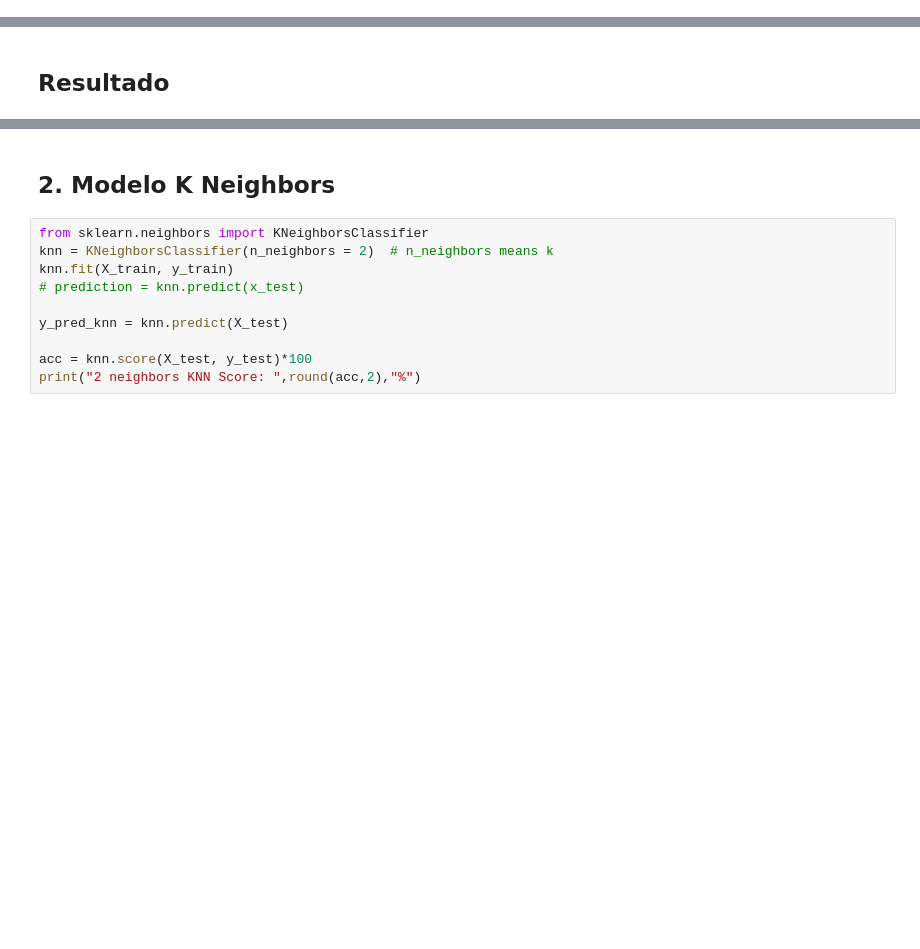
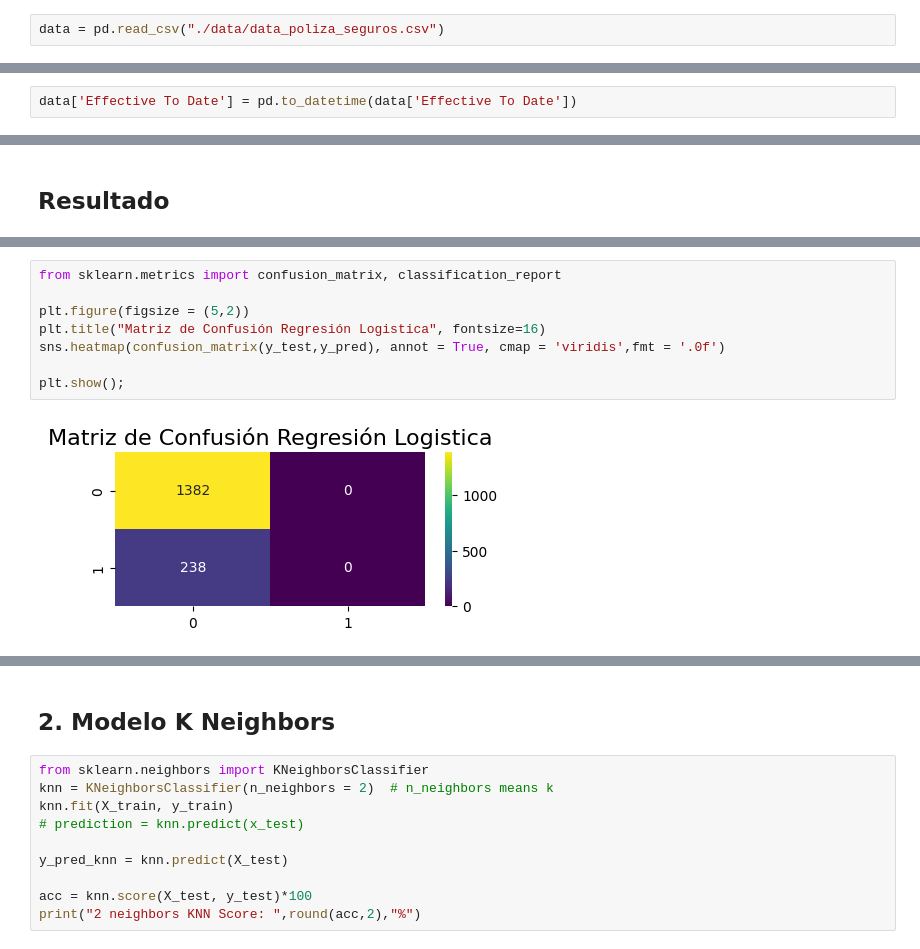
Before and after one commit to narencastellon/Python, a Jupyter notebook: 2. car-insurance-sales-supervised-machine-learning.ipynb, the cells around one changed output, grey strips where cells are left out. Drawn from its saved outputs; the diff is of its cells as text; blank space fills up the shorter version.

```diff
--- a/2. car-insurance-sales-supervised-machine-learning.ipynb
+++ b/2. car-insurance-sales-supervised-machine-learning.ipynb
@@ -56,2 +54,4 @@ data = pd.read_csv("https://raw.githubusercontent.com/narencastellon/Python/refs
+# %%
+data = pd.read_csv("./data/data_poliza_seguros.csv")
 # %%
 data.head()
@@ -66,2 +123,4 @@ data.dtypes
+# %%
+data['Effective To Date'] = pd.to_datetime(data['Effective To Date'])
 # %%
 data.describe()
@@ -203,0 +424,10 @@ print (accuracy_score(y_test, y_pred))
+# %%
+from sklearn.metrics import confusion_matrix, classification_report
+
+plt.figure(figsize = (5,2))
+plt.title("Matriz de Confusión Regresión Logistica", fontsize=16)
+sns.heatmap(confusion_matrix(y_test,y_pred), annot = True, cmap = 'viridis',fmt = '.0f')
+
+plt.show();
+# %% [output]
+[figure, added]
```
Also changed, not shown: parts of 34 cells of this notebook, 1 other file.
